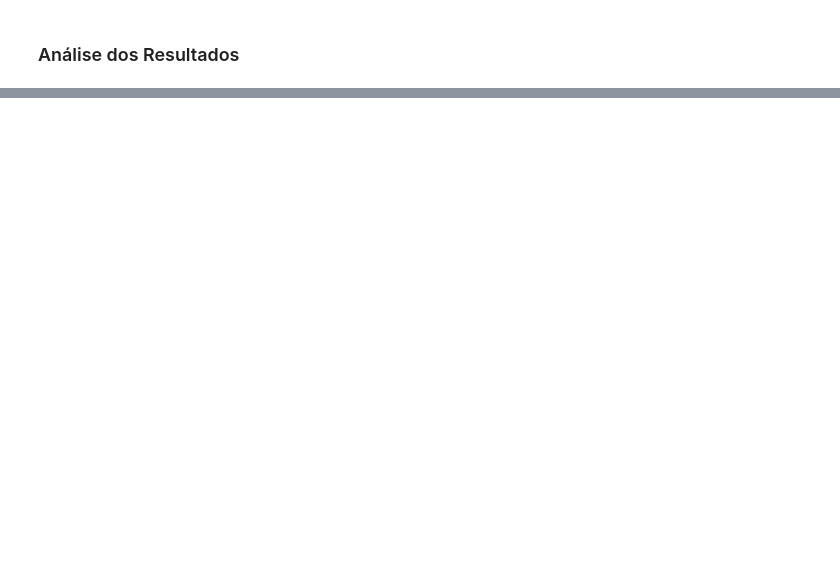
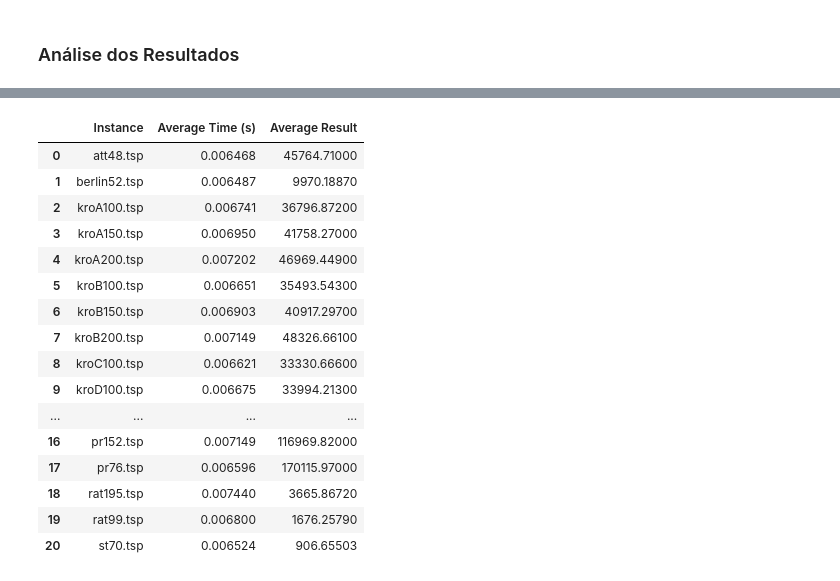
Before and after one commit to paduathiago/TSP-with-heuristics, a Jupyter notebook: report.ipynb, the cells around one changed output, grey strips where cells are left out. Saved outputs shown, nothing was run; the diff lists cells and outputs as text; code cells hidden in the pictures; blank space fills up the shorter version.

```diff
--- a/report.ipynb
+++ b/report.ipynb
@@ -3,0 +73,3 @@
+# %%
+report_NN = Report()
+final_report_NN = report_NN.report(number_of_iterations=100, mode="NN")
@@ -112,0 +147,20 @@ report.reset_report()
+# %%
+display(final_report_NN)
+# %% [output]
+|  | Instance | Average Time (s) | Average Result |
+| 0 | att48.tsp | 0.006468 | 45764.71000 |
+| 1 | berlin52.tsp | 0.006487 | 9970.18870 |
+| 2 | kroA100.tsp | 0.006741 | 36796.87200 |
+| 3 | kroA150.tsp | 0.006950 | 41758.27000 |
+| 4 | kroA200.tsp | 0.007202 | 46969.44900 |
+| 5 | kroB100.tsp | 0.006651 | 35493.54300 |
+| 6 | kroB150.tsp | 0.006903 | 40917.29700 |
+| 7 | kroB200.tsp | 0.007149 | 48326.66100 |
+| 8 | kroC100.tsp | 0.006621 | 33330.66600 |
+| 9 | kroD100.tsp | 0.006675 | 33994.21300 |
+| ... | ... | ... | ... |
+| 16 | pr152.tsp | 0.007149 | 116969.82000 |
+| 17 | pr76.tsp | 0.006596 | 170115.97000 |
+| 18 | rat195.tsp | 0.007440 | 3665.86720 |
+| 19 | rat99.tsp | 0.006800 | 1676.25790 |
+| 20 | st70.tsp | 0.006524 | 906.65503 |
```
Also changed, not shown: parts of 16 cells of this notebook, 4 other files.
